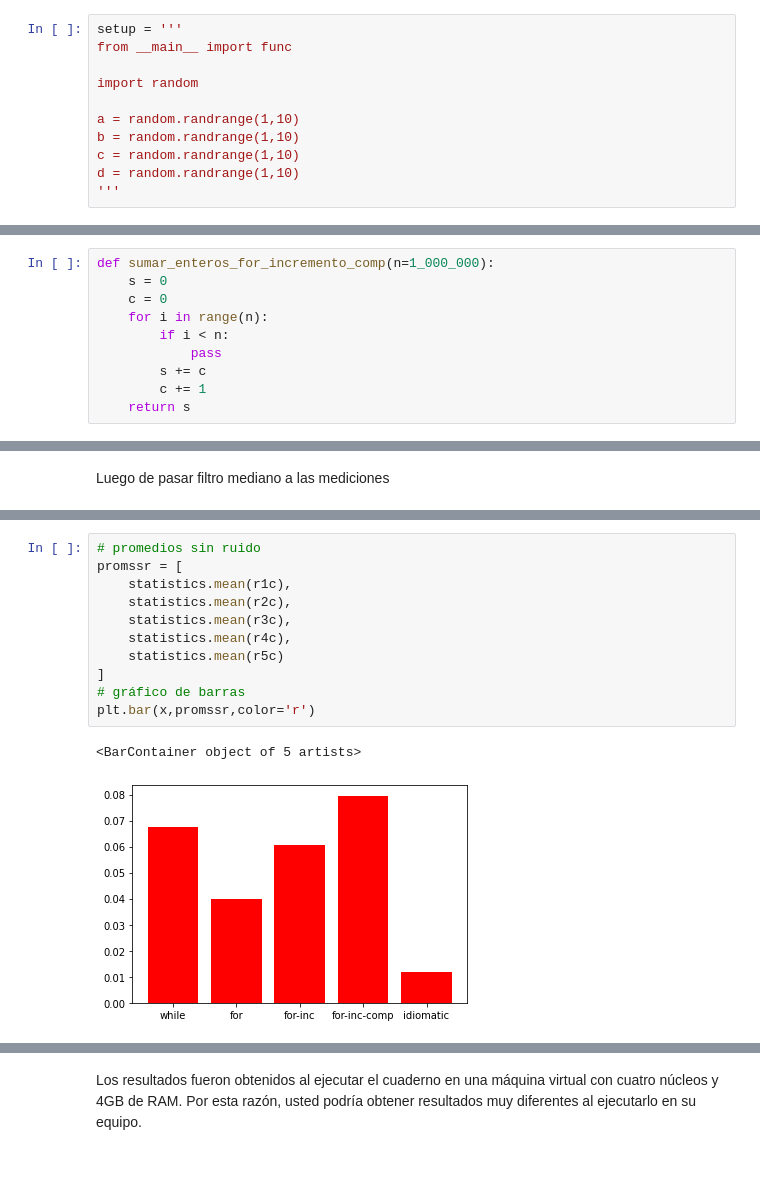
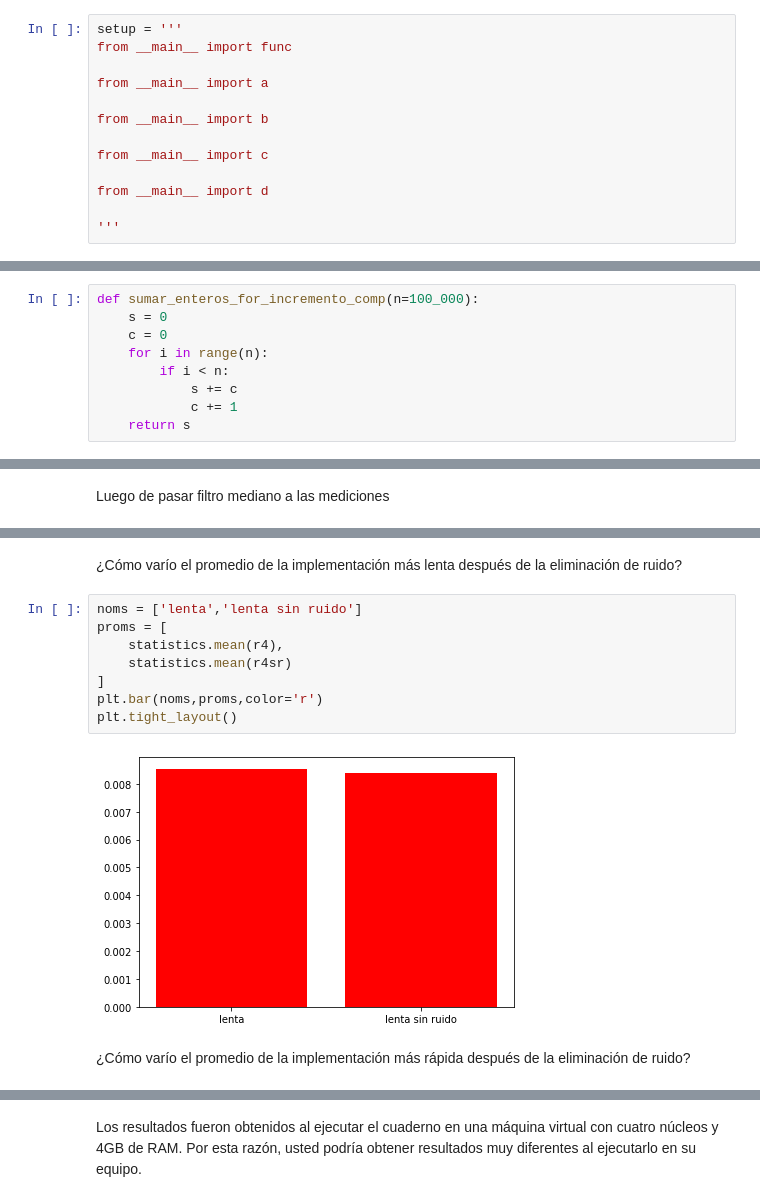
Before and after one commit to stefano-andre/sobre-python, a Jupyter notebook: python-timing.ipynb, the cells around one changed output, grey strips where cells are left out. Drawn from its saved outputs; the diff is of its cells as text; blank space fills up the shorter version.

```diff
--- a/python-timing.ipynb
+++ b/python-timing.ipynb
@@ -108,12 +108,14 @@ import timeit
 setup = '''
 from __main__ import func
 
-import random
+from __main__ import a
 
-a = random.randrange(1,10)
-b = random.randrange(1,10)
-c = random.randrange(1,10)
-d = random.randrange(1,10)
+from __main__ import b
+
+from __main__ import c
+
+from __main__ import d
+
 '''
 # %%
 stmt = '''
@@ -325,12 +373,11 @@ Bastó con incluir una operación de incremento para que el tiempo sea relativam
 # %%
-def sumar_enteros_for_incremento_comp(n=1_000_000):
+def sumar_enteros_for_incremento_comp(n=100_000):
     s = 0
     c = 0
     for i in range(n):
         if i < n:
-            pass
-        s += c
-        c += 1
+            s += c
+            c += 1
     return s
 # %%
 timeit.timeit(sumar_enteros_for_incremento_comp,number=1)
@@ -503,14 +591,14 @@ plt.bar(x,proms,color='r')
-# %%
-# promedios sin ruido
-promssr = [
-    statistics.mean(r1c),
-    statistics.mean(r2c),
-    statistics.mean(r3c),
-    statistics.mean(r4c),
-    statistics.mean(r5c)
-]
-# gráfico de barras
-plt.bar(x,promssr,color='r')
-# %% [output]
-<BarContainer object of 5 artists>
-[figure, removed]
+# %% [markdown]
+¿Cómo varío el promedio de la implementación más lenta después de la eliminación de ruido?
+# %%
+noms = ['lenta','lenta sin ruido']
+proms = [
+    statistics.mean(r4),
+    statistics.mean(r4sr)
+]
+plt.bar(noms,proms,color='r')
+plt.tight_layout()
+# %% [output]
+[figure, added]
+# %% [markdown]
+¿Cómo varío el promedio de la implementación más rápida después de la eliminación de ruido?
```
Also changed, not shown: parts of 93 cells of this notebook.
